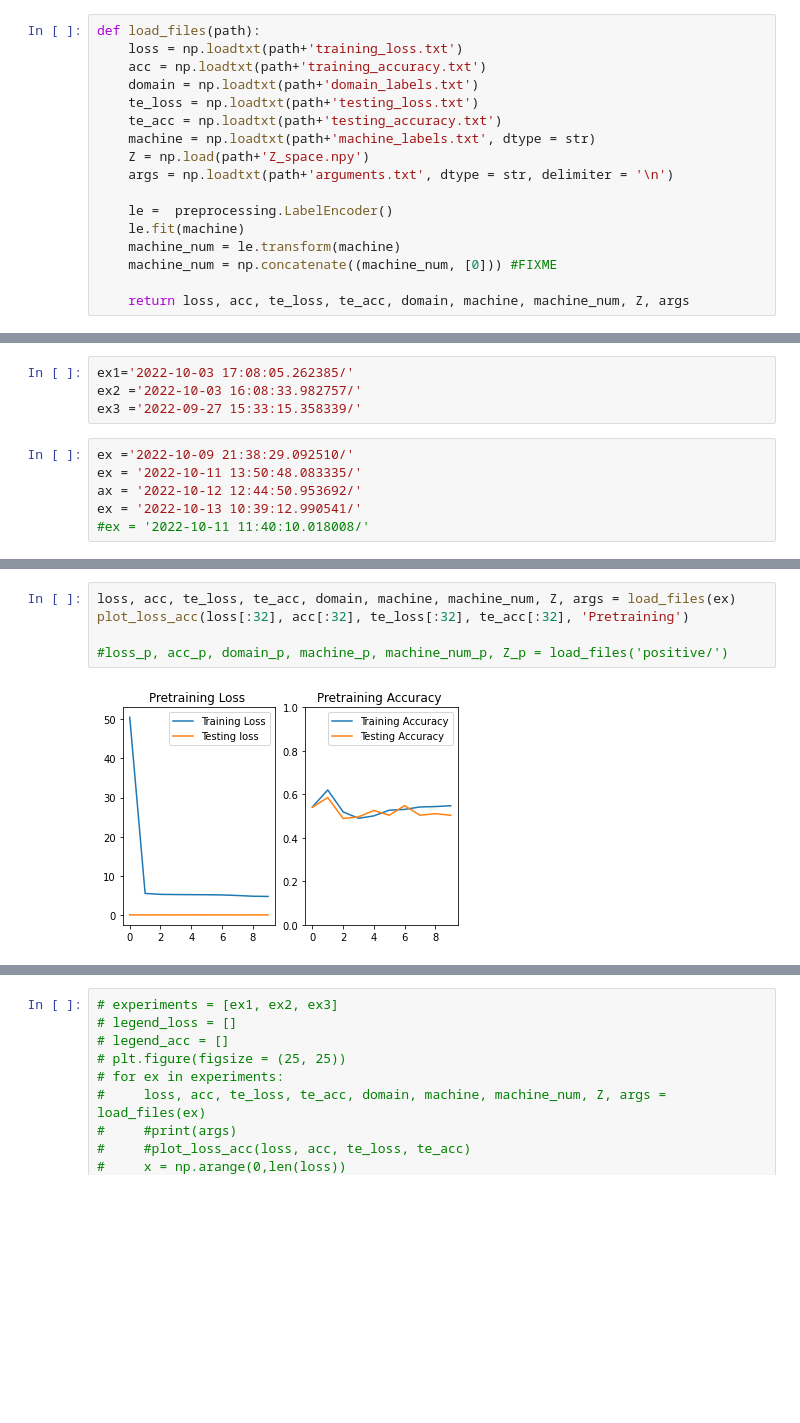
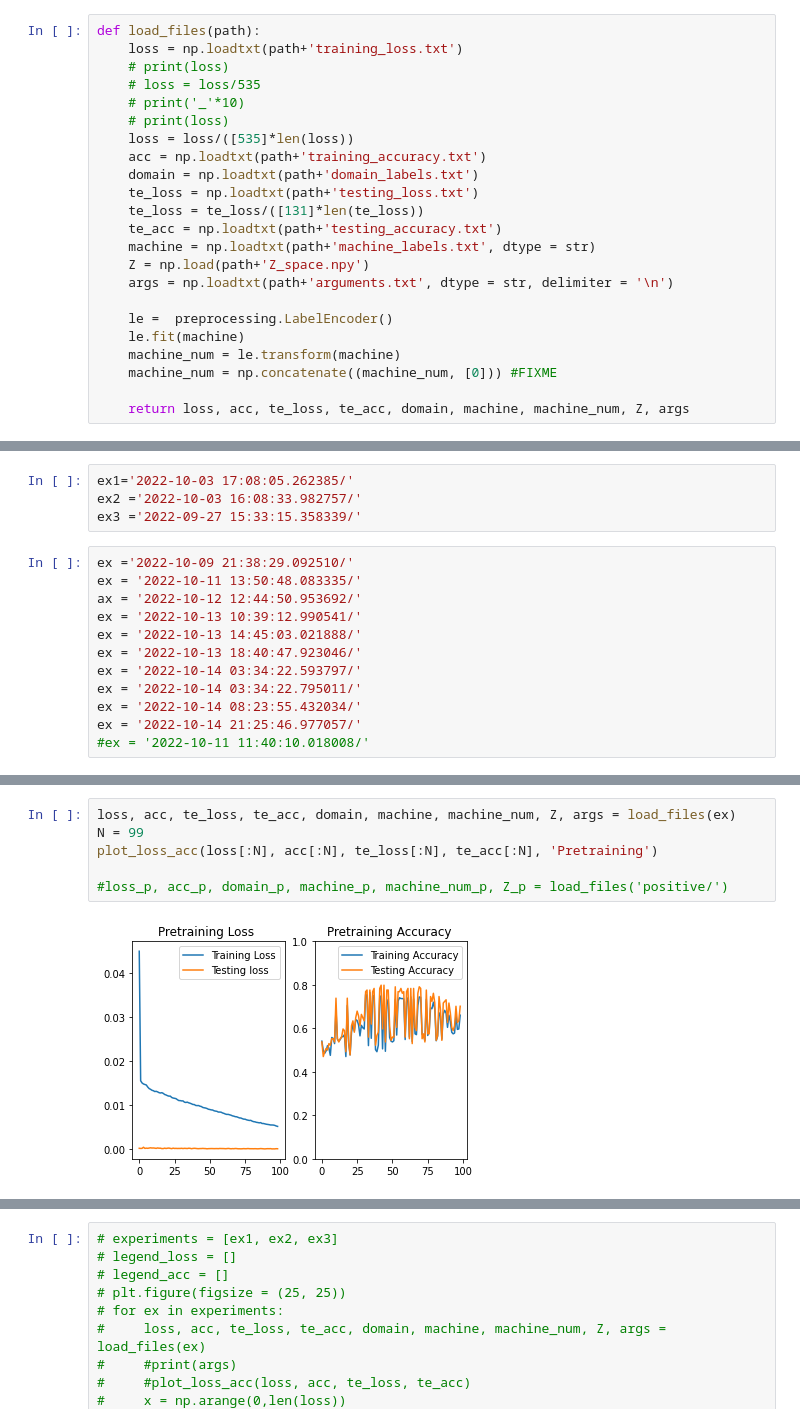
Before and after one commit to DIDSR/DomId, a Jupyter notebook: notebooks/HER2_results.ipynb, the cells around one changed output, grey strips where cells are left out. Cells and saved outputs as stored; diff of their text form; blank space fills up the shorter version.

```diff
--- a/notebooks/HER2_results.ipynb
+++ b/notebooks/HER2_results.ipynb
@@ -8,9 +8,15 @@ from sklearn import preprocessing
 # %%
 def load_files(path):
     loss = np.loadtxt(path+'training_loss.txt')
+    # print(loss)
+    # loss = loss/535
+    # print('_'*10)
+    # print(loss)
+    loss = loss/([535]*len(loss))
     acc = np.loadtxt(path+'training_accuracy.txt')
     domain = np.loadtxt(path+'domain_labels.txt')
     te_loss = np.loadtxt(path+'testing_loss.txt')
+    te_loss = te_loss/([131]*len(te_loss))
     te_acc = np.loadtxt(path+'testing_accuracy.txt')
     machine = np.loadtxt(path+'machine_labels.txt', dtype = str)
     Z = np.load(path+'Z_space.npy')
@@ -48,6 +54,12 @@ ex ='2022-10-09 21:38:29.092510/'
 ex = '2022-10-11 13:50:48.083335/'
 ax = '2022-10-12 12:44:50.953692/'
 ex = '2022-10-13 10:39:12.990541/'
+ex = '2022-10-13 14:45:03.021888/'
+ex = '2022-10-13 18:40:47.923046/'
+ex = '2022-10-14 03:34:22.593797/'
+ex = '2022-10-14 03:34:22.795011/'
+ex = '2022-10-14 08:23:55.432034/'
+ex = '2022-10-14 21:25:46.977057/'
 #ex = '2022-10-11 11:40:10.018008/'
 # %%
 from matplotlib.colors import ListedColormap
@@ -83,8 +95,9 @@ SyntaxError: EOL while scanning string literal (<ipython-input-20-195a1cb1e0c0>,
 # %%
 loss, acc, te_loss, te_acc, domain, machine, machine_num, Z, args = load_files(ex)
-plot_loss_acc(loss[:32], acc[:32], te_loss[:32], te_acc[:32], 'Pretraining')
+N = 99
+plot_loss_acc(loss[:N], acc[:N], te_loss[:N], te_acc[:N], 'Pretraining')
 
 #loss_p, acc_p, domain_p, machine_p, machine_num_p, Z_p = load_files('positive/')
 # %% [output]
-[figure, old version]
+[figure, new version]
 # %%
```
Also changed, not shown: parts of 32 cells of this notebook, 3 other files.
